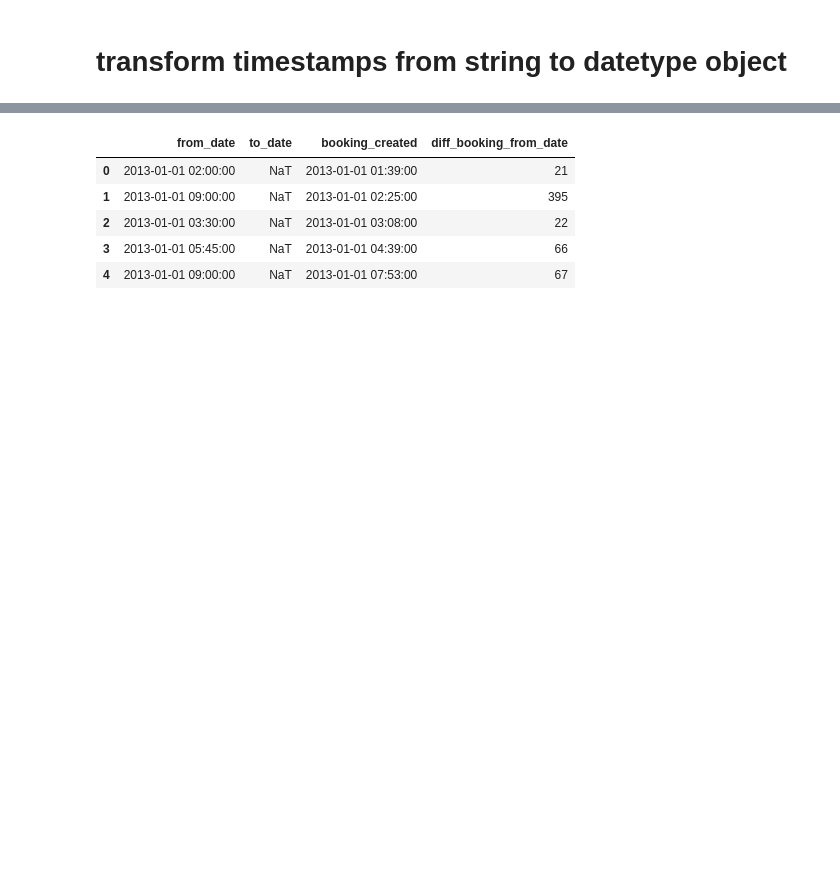
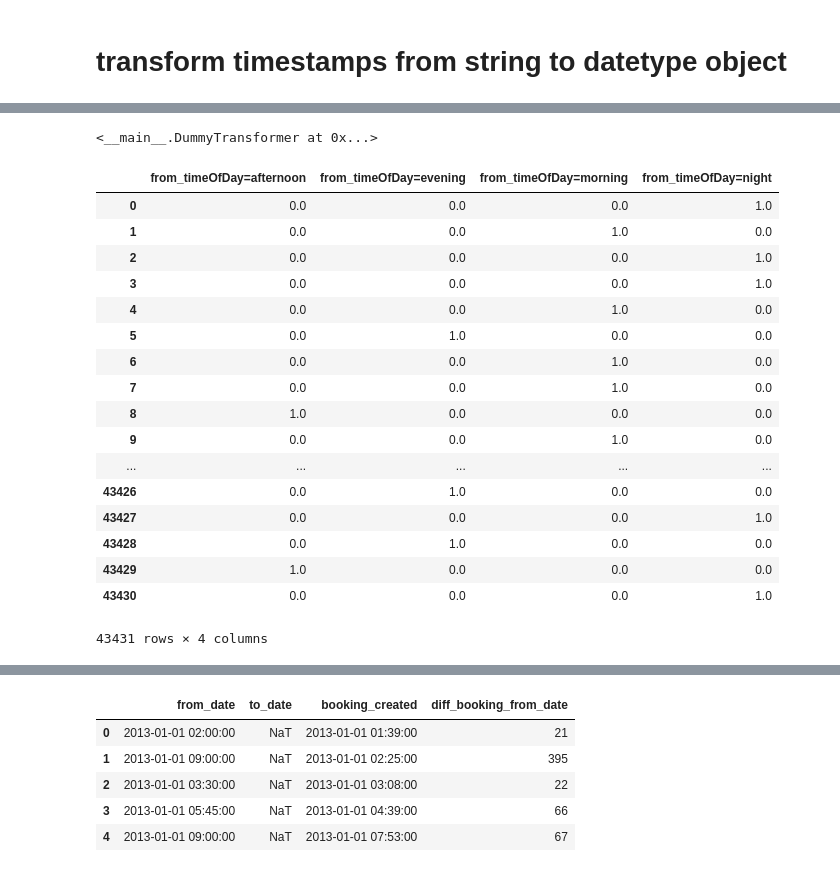
Before and after one commit to Jodahr/CabCancellation, a Jupyter notebook: CabCancellation.ipynb, the cells around one changed output, grey strips where cells are left out. Drawn from its saved outputs; the diff is of its cells as text; code cells hidden in the pictures; blank space fills up the shorter version.

```diff
--- a/CabCancellation.ipynb
+++ b/CabCancellation.ipynb
@@ -156,0 +280,2 @@ class DropColumns(TransformerMixin, NoFit):
+# %%
+dummyTransformer = DummyTransformer()
@@ -156,0 +302,25 @@ class DropColumns(TransformerMixin, NoFit):
+# %%
+dummyTransformer.fit(df[['from_timeOfDay']])
+# %% [output]
+<__main__.DummyTransformer at 0x...>
+# %%
+dummyTransformer.transform(df[['from_timeOfDay']])
+# %% [output]
+|  | from_timeOfDay=afternoon | from_timeOfDay=evening | from_timeOfDay=morning | from_timeOfDay=night |
+| 0 | 0.0 | 0.0 | 0.0 | 1.0 |
+| 1 | 0.0 | 0.0 | 1.0 | 0.0 |
+| 2 | 0.0 | 0.0 | 0.0 | 1.0 |
+| 3 | 0.0 | 0.0 | 0.0 | 1.0 |
+| 4 | 0.0 | 0.0 | 1.0 | 0.0 |
+| 5 | 0.0 | 1.0 | 0.0 | 0.0 |
+| 6 | 0.0 | 0.0 | 1.0 | 0.0 |
+| 7 | 0.0 | 0.0 | 1.0 | 0.0 |
+| 8 | 1.0 | 0.0 | 0.0 | 0.0 |
+| 9 | 0.0 | 0.0 | 1.0 | 0.0 |
+| ... | ... | ... | ... | ... |
+| 43426 | 0.0 | 1.0 | 0.0 | 0.0 |
+| 43427 | 0.0 | 0.0 | 0.0 | 1.0 |
+| 43428 | 0.0 | 1.0 | 0.0 | 0.0 |
+| 43429 | 1.0 | 0.0 | 0.0 | 0.0 |
+| 43430 | 0.0 | 0.0 | 0.0 | 1.0 |
+43431 rows × 4 columns
```
Also changed, not shown: parts of 11 cells of this notebook.
